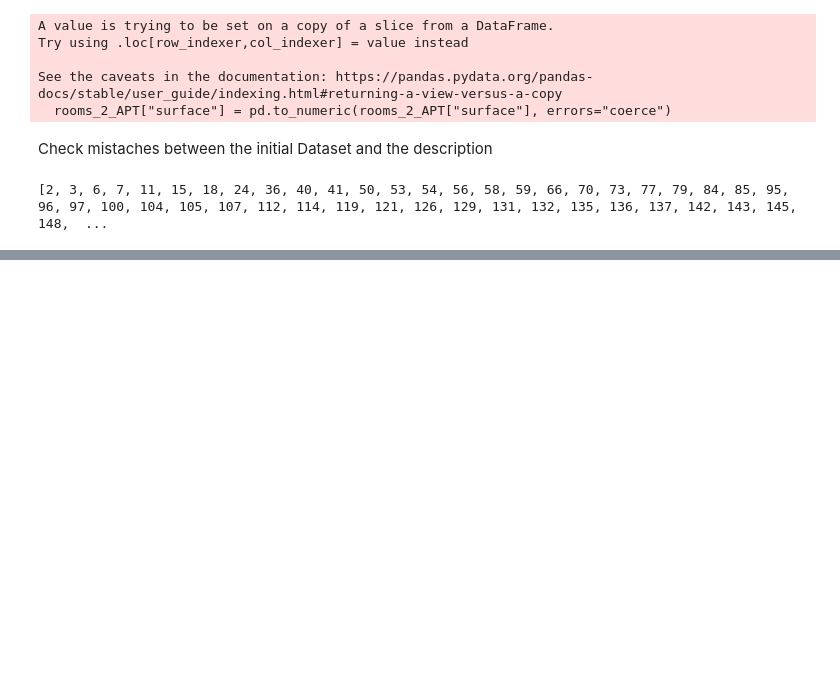
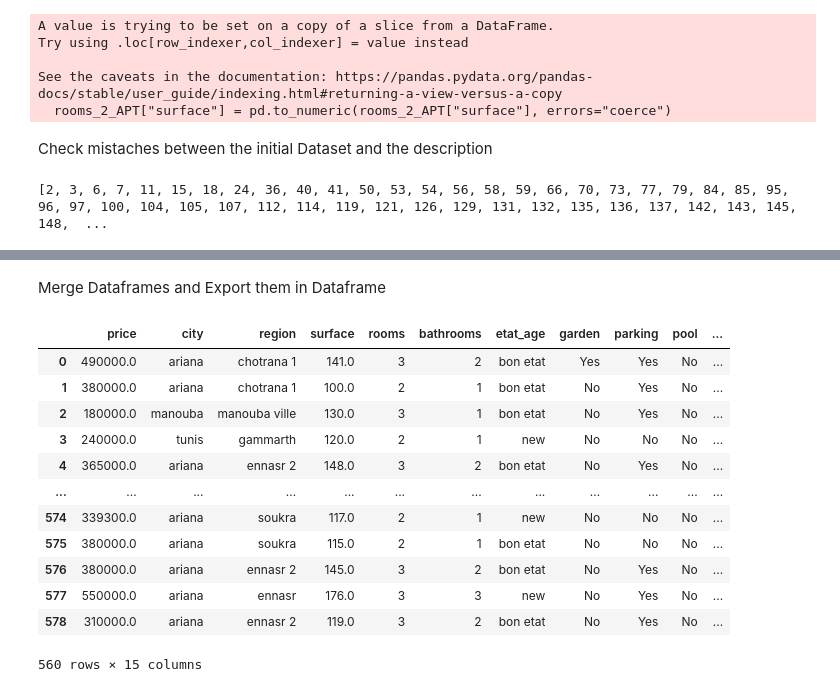
Before and after one commit to anasneji2002/Housing_pricing, a Jupyter notebook: notebooks/Cleanup scripts/NLP/Description_preprocessing_using_LLM.ipynb, the cells around one changed output, grey strips where cells are left out. Drawn from its saved outputs; the diff is of its cells as text; code cells hidden in the pictures; blank space fills up the shorter version.

Commit message:
Formatting tayara Dataset + feature engineering + Handling missed data

```diff
--- a/notebooks/Cleanup scripts/NLP/Description_preprocessing_using_LLM.ipynb
+++ b/notebooks/Cleanup scripts/NLP/Description_preprocessing_using_LLM.ipynb
@@ -925,0 +1139,10 @@ display(pd.DataFrame(df.loc[mismatched_indices]))
+# %%
+# Vérifier si la colonne 'elevator' contient des valeurs nulles (NaN) et leur affecter une valeur
+has_null_values = df_json[df_json["elevator"].isna()]
+
+
+indices = has_null_values.index.tolist()
+display(pd.DataFrame(df.loc[indices]))
+
+for i in indices:
+  df_json.at[i, "elevator"] = "No"
@@ -927,0 +1157,4 @@ df.at[143, 'surface'] = "135.0"
+# %%
+for i in [291, 416, 440, 443, 462, 463, 40]:
+    df_json = df_json.drop(index=i,errors="ignore")
+    df=df.drop(index=i,errors="ignore")
@@ -927,0 +1163,4 @@ df.at[143, 'surface'] = "135.0"
+# %%
+# Drop the 'error' column from the DataFrame
+df_json = df_json.drop(columns=["error","floor","location","city","surface"],errors="ignore")
+df_json.to_json("updated_final.json", orient="index", indent=4)
@@ -927,0 +1171,3 @@ df.at[143, 'surface'] = "135.0"
+# %%
+df= df.drop(columns=["transaction","title",	"description", "bathrooms", "rooms"],errors="ignore")
+display(df)
@@ -927,0 +1188,23 @@ df.at[143, 'surface'] = "135.0"
+# %% [markdown]
+Merge Dataframes and Export them in Dataframe
+# %%
+# Merge DataFrames based on their indices
+merged_df = pd.merge(df, df_json, left_index=True, right_index=True)
+display(merged_df)
+# Export to CSV
+output_file = "tayara_preproccessed_final.csv"
+merged_df.to_csv(output_file, index=True)
+# %% [output]
+|  | price | city | region | surface | rooms | bathrooms | etat_age | garden | parking | pool | ... |
+| 0 | 490000.0 | ariana | chotrana 1 | 141.0 | 3 | 2 | bon etat | Yes | Yes | No | ... |
+| 1 | 380000.0 | ariana | chotrana 1 | 100.0 | 2 | 1 | bon etat | No | Yes | No | ... |
+| 2 | 180000.0 | manouba | manouba ville | 130.0 | 3 | 1 | bon etat | No | Yes | No | ... |
+| 3 | 240000.0 | tunis | gammarth | 120.0 | 2 | 1 | new | No | No | No | ... |
+| 4 | 365000.0 | ariana | ennasr 2 | 148.0 | 3 | 2 | bon etat | No | Yes | No | ... |
+| ... | ... | ... | ... | ... | ... | ... | ... | ... | ... | ... | ... |
+| 574 | 339300.0 | ariana | soukra | 117.0 | 2 | 1 | new | No | No | No | ... |
+| 575 | 380000.0 | ariana | soukra | 115.0 | 2 | 1 | bon etat | No | No | No | ... |
+| 576 | 380000.0 | ariana | ennasr 2 | 145.0 | 3 | 2 | bon etat | No | Yes | No | ... |
+| 577 | 550000.0 | ariana | ennasr | 176.0 | 3 | 3 | new | No | Yes | No | ... |
+| 578 | 310000.0 | ariana | ennasr 2 | 119.0 | 3 | 2 | bon etat | No | Yes | No | ... |
+560 rows × 15 columns
```
Also changed, not shown: parts of 51 cells of this notebook, 4 other files.
